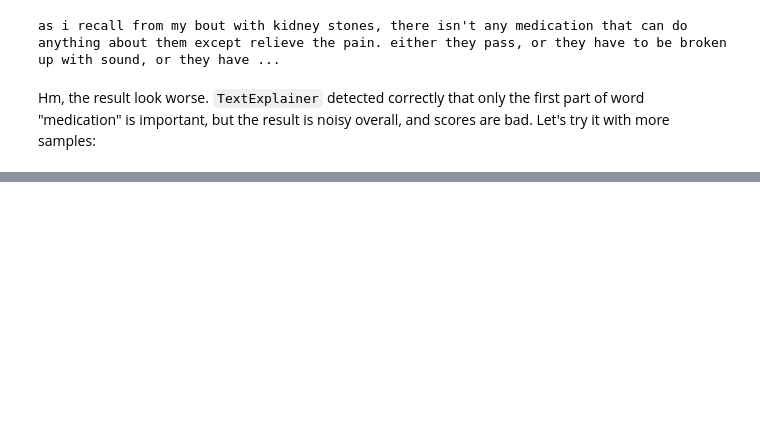
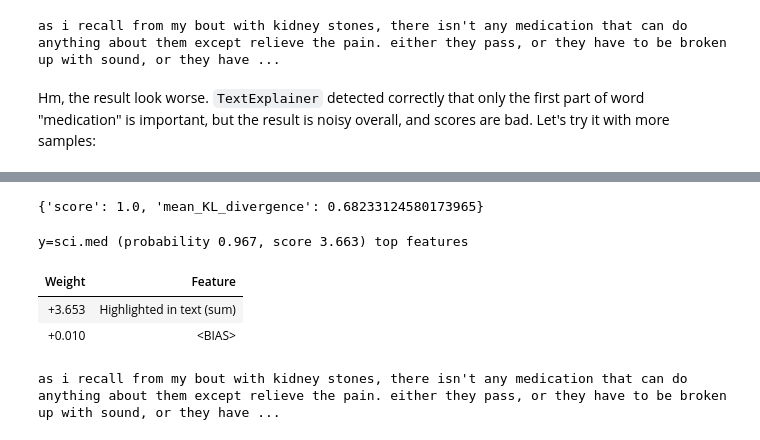
Before and after one commit to TeamHG-Memex/eli5, a Jupyter notebook: notebooks/TextExplainer.ipynb, the cells around one changed output, grey strips where cells are left out. Saved outputs shown, nothing was run; the diff lists cells and outputs as text; code cells hidden in the pictures; blank space fills up the shorter version.

```diff
--- a/notebooks/TextExplainer.ipynb
+++ b/notebooks/TextExplainer.ipynb
@@ -341,0 +352,17 @@ The takeaway is that it is important to understand the "lenses" you're looking t
+# %%
+from eli5.lime.samplers import MaskingTextSampler
+sampler = MaskingTextSampler(
+    # Regex to split text into tokens.
+    # "." means any single character is a token, i.e.
+    # we work on chars.
+    token_pattern='.',
+
+    # replace no more than 3 tokens
+    max_replace=3,
+
+    # by default all tokens are replaced;
+    # replace only a token at a given position.
+    bow=False,
+)
+samples, similarity = sampler.sample_near(doc)
+print(samples[0])
@@ -341,0 +378,12 @@ The takeaway is that it is important to understand the "lenses" you're looking t
+# %%
+te = TextExplainer(char_based=True, sampler=sampler, random_state=42)
+te.fit(doc, pipe_char.predict_proba)
+print(te.metrics_)
+te.show_prediction(targets=['sci.med'], target_names=twenty_train.target_names)
+# %% [output]
+{'score': 1.0, 'mean_KL_divergence': 0.68233124580173965}
+y=sci.med (probability 0.967, score 3.663) top features
+| Weight | Feature |
+| +3.653 | Highlighted in text (sum) |
+| +0.010 | <BIAS> |
+as i recall from my bout with kidney stones, there isn't any medication that can do anything about them except relieve the pain. either they pass, or they have to be broken up with sound, or they have ...
```
Also changed, not shown: parts of 24 cells of this notebook, 2 other files.
